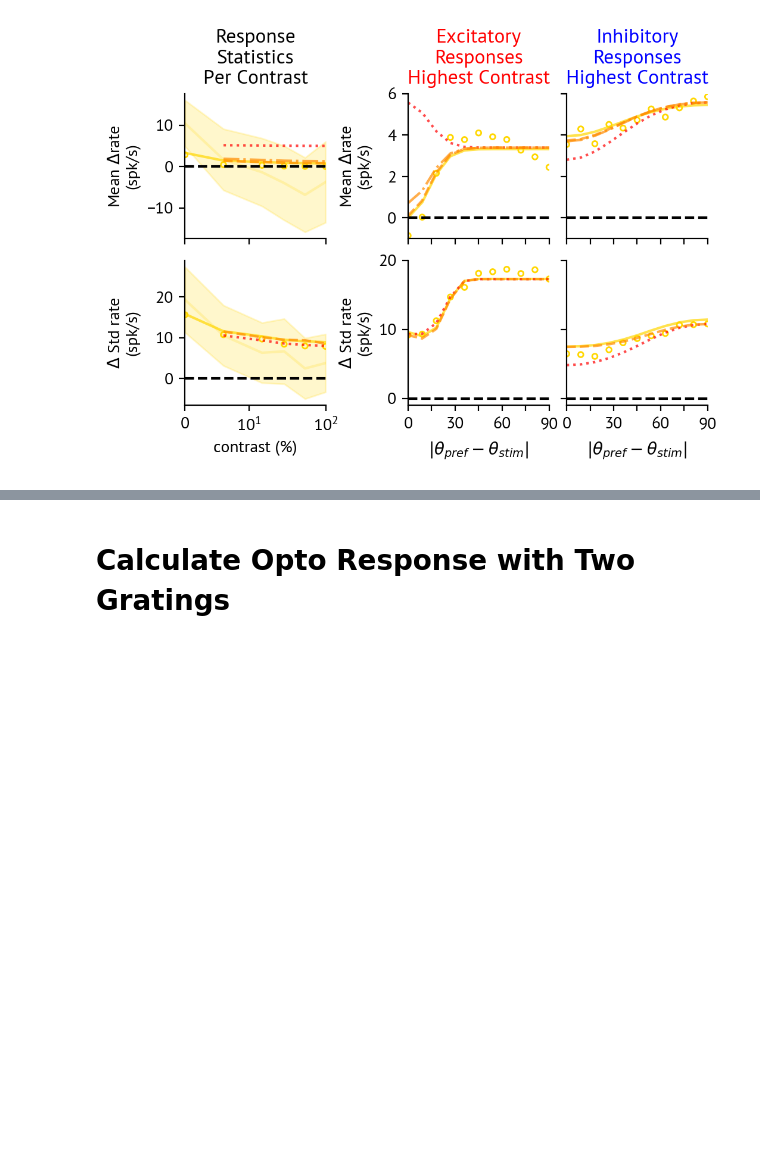
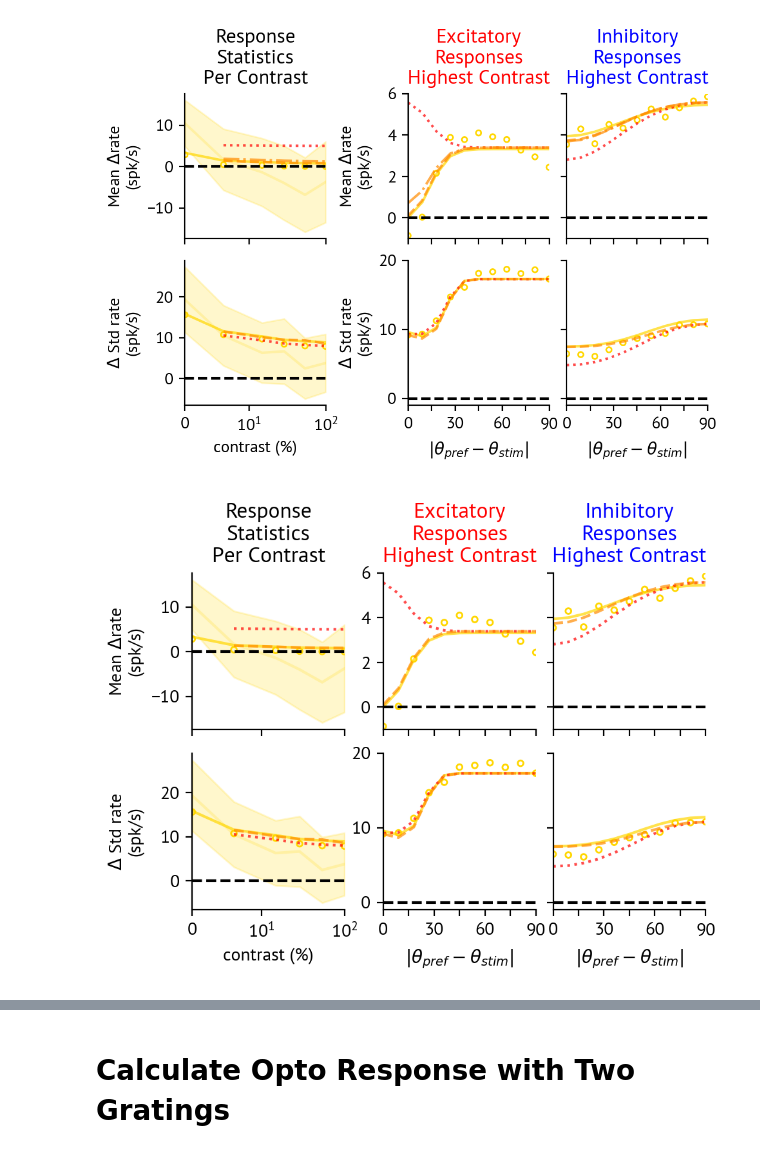
Before and after one commit to AddingAddict/ToroidalNetworks, a Jupyter notebook: sparse_weights/notebooks/linear_resp.ipynb, the cells around one changed output, grey strips where cells are left out. Cells and saved outputs as stored; diff of their text form; code cells hidden in the pictures; blank space fills up the shorter version.

```diff
--- a/sparse_weights/notebooks/linear_resp.ipynb
+++ b/sparse_weights/notebooks/linear_resp.ipynb
@@ -2171,3 +2189,102 @@ fig.align_labels()
 fig.savefig('./../plots/delta_rate_lin_resp_paper.pdf')
 # %% [output]
 [figure]
+# %%
+with open('./data_moments'+'.pkl', 'rb') as handle:
+    data_preds = np.transpose(pickle.load(handle)[1],(1,0,2))
+data_dr = np.concatenate([data_preds[:,1,0:1]-data_preds[:,0,0:1],
+                          np.sqrt(data_preds[:,1,1:2]**2+data_preds[:,0,1:2]**2)],-1)
+data_dstdr = np.concatenate([data_preds[:,3,0:1]-data_preds[:,2,0:1],
+                             np.sqrt(data_preds[:,3,1:2]**2+data_preds[:,2,1:2]**2)],-1)
+with open('./data_contrasts'+'.pkl', 'rb') as handle:
+    cons = pickle.load(handle)[1]
+
+def abs_ori(A):
+    return 0.5*(A[:nori//2+1] + np.concatenate((A[0:1],A[-1:nori//2-1:-1])))
+
+fig,axs = plt.subplots(2,4,figsize=(1.7*3.025,1.7*2),dpi=200,sharex='col',width_ratios=(40,1,40,40))
+fig.subplots_adjust(hspace=0.15,wspace=0.15)
+for i in range(2):
+    axs[i,1].set_axis_off()
+    axs[i,2].yaxis.set_tick_params(which='both',labelleft=True)
+    axs[i,3].yaxis.set_tick_params(which='both',labelleft=False)
+axs = axs[:,[0,2,3]]
+
+axs[0,0].plot(cons,data_dr[:,0],color='gold',alpha=0.2)
+axs[0,0].fill_between(cons,data_dr[:,0]-data_dr[:,1],data_dr[:,0]+data_dr[:,1],color='gold',alpha=0.2)
+axs[0,0].scatter(cons,sim_dr,edgecolors='gold',facecolors='none',marker='o',s=10)
+axs[0,0].plot(cons,dmft_dr,c='gold',ls='-',alpha=0.7,label='a')
+axs[0,0].plot(cons,dmft_dr0,c='red',ls=':',alpha=0.7,label='a')
+axs[0,0].plot(cons,dmft_drfull,c='darkorange',ls='--',alpha=0.7,label='a')
+# axs[0,0].plot(cons,dmft_dr0dis,c='darkorange',ls='-.',alpha=0.7,label='a')
+axs[0,1].plot(oris,roE-rvE,c='gold',ls='-',alpha=0.7,label='a')
+axs[0,1].plot(oris,drE0,c='red',ls=':',alpha=0.7,label='a')
+axs[0,1].plot(oris,drE,c='darkorange',ls='--',alpha=0.7,label='a')
+# axs[0,1].plot(oris,drE0dis,c='darkorange',ls='-.',alpha=0.7,label='a')
+# axs[0,1].legend()
+axs[0,1].scatter(oris,abs_ori(sim_roE-sim_rvE),edgecolors='gold',facecolors='none',marker='o',s=10)
+axs[0,2].plot(oris,roI-rvI,c='gold',ls='-',alpha=0.7)
+axs[0,2].plot(oris,drI0,c='red',ls=':',alpha=0.7)
+axs[0,2].plot(oris,drI,c='darkorange',ls='--',alpha=0.7)
+# axs[0,2].plot(oris,drI0dis,c='darkorange',ls='-.',alpha=0.7)
+axs[0,2].scatter(oris,abs_ori(sim_roI-sim_rvI),edgecolors='gold',facecolors='none',marker='o',s=10)
+axs[1,0].plot(cons,data_dstdr[:,0],color='gold',alpha=0.2)
+axs[1,0].fill_between(cons,data_dstdr[:,0]-data_dstdr[:,1],data_dstdr[:,0]+data_dstdr[:,1],color='gold',alpha=0.2)
+axs[1,0].scatter(cons,sim_dstdr,edgecolors='gold',facecolors='none',marker='o',s=10)
+axs[1,0].plot(cons,dmft_dstdr,c='gold',ls='-',alpha=0.7,label='a')
+axs[1,0].plot(cons,dmft_dstdr0,c='red',ls=':',alpha=0.7,label='a')
+axs[1,0].plot(cons,dmft_dstdrfull,c='darkorange',ls='--',alpha=0.7,label='a')
+# axs[1,0].plot(cons,dmft_dstdr0dis,c='darkorange',ls='-.',alpha=0.7,label='a')
+axs[1,1].plot(oris,np.sqrt(CroE-roE**2)-np.sqrt(CrvE-rvE**2),c='gold',ls='-',alpha=0.7)
+axs[1,1].plot(oris,np.sqrt(CrvE+dCrE0-(rvE+drE0)**2)-np.sqrt(CrvE-rvE**2),c='red',ls=':',alpha=0.7)
+axs[1,1].plot(oris,np.sqrt(CrvE+dCrE-(rvE+drE)**2)-np.sqrt(CrvE-rvE**2),c='darkorange',ls='--',alpha=0.7)
+# axs[1,1].plot(oris,np.sqrt(CrvE+dCrE0dis-(rvE+drE0dis)**2)-np.sqrt(CrvE-rvE**2),c='darkorange',ls='-.',alpha=0.7)
+axs[1,1].scatter(oris,abs_ori(sim_std_roE-sim_std_rvE),edgecolors='gold',facecolors='none',marker='o',s=10)
+axs[1,2].plot(oris,np.sqrt(CroI-roI**2)-np.sqrt(CrvI-rvI**2),c='gold',ls='-',alpha=0.7)
+axs[1,2].plot(oris,np.sqrt(CrvI+dCrI0-(rvI+drI0)**2)-np.sqrt(CrvI-rvI**2),c='red',ls=':',alpha=0.7)
+axs[1,2].plot(oris,np.sqrt(CrvI+dCrI-(rvI+drI)**2)-np.sqrt(CrvI-rvI**2),c='darkorange',ls='--',alpha=0.7)
+# axs[1,2].plot(oris,np.sqrt(CrvI+dCrI0dis-(rvI+drI0dis)**2)-np.sqrt(CrvI-rvI**2),c='darkorange',ls='-.',alpha=0.7)
+axs[1,2].scatter(oris,abs_ori(sim_std_roI-sim_std_rvI),edgecolors='gold',facecolors='none',marker='o',s=10)
+
+for i in range(2):
+    for j in range(3):
+        axs[i,j].axhline(0,c='k',ls='--')
+
+# axs[0,1].legend()
+# axs[1,1].legend()
+# axs[2,1].legend()
+
+for ax in axs.flat:
+    ax.spines[['right', 'top']].set_visible(False)
+
+axs[0,0].set_xscale('symlog', linthresh=12)
+nticks = 7
+ticks = np.array(['{:.0f}'.format(ori) for ori in np.linspace(0,90,nticks)])
+ticks[1::2] = ''
+for i in range(1,3):
+    axs[1,i].set_xticks(np.linspace(0,90,7),ticks)
+
+axs[0,0].set_xlim(0,100)
+axs[0,1].set_xlim(0,90)
+axs[0,2].set_xlim(0,90)
+for i in range(1,3):
+    axs[0,i].set_ylim(-1,6)
+    axs[1,i].set_ylim(-1,20)
+
+axs[1,0].set_xlabel('contrast (%)')
+axs[1,1].set_xlabel(r'$|\theta_{pref}-\theta_{stim}|$')
+axs[1,2].set_xlabel(r'$|\theta_{pref}-\theta_{stim}|$')
+
+axs[0,0].set_ylabel(r'Mean $\Delta$rate'+'\n(spk/s)')
+axs[1,0].set_ylabel(r'$\Delta$ Std rate'+'\n(spk/s)')
+
+axs[0,0].set_title('Response\nStatistics\nPer Contrast',color='k')
+axs[0,1].set_title('Excitatory\nResponses\nHighest Contrast',color='r')
+axs[0,2].set_title('Inhibitory\nResponses\nHighest Contrast',color='b')
+
+fig.align_labels()
+
+# fig.tight_layout()
+fig.savefig('./../plots/delta_rate_lin_resp.pdf')
+# %% [output]
+[figure, added]
```
Also changed, not shown: parts of 6 cells of this notebook, 34 other files.
